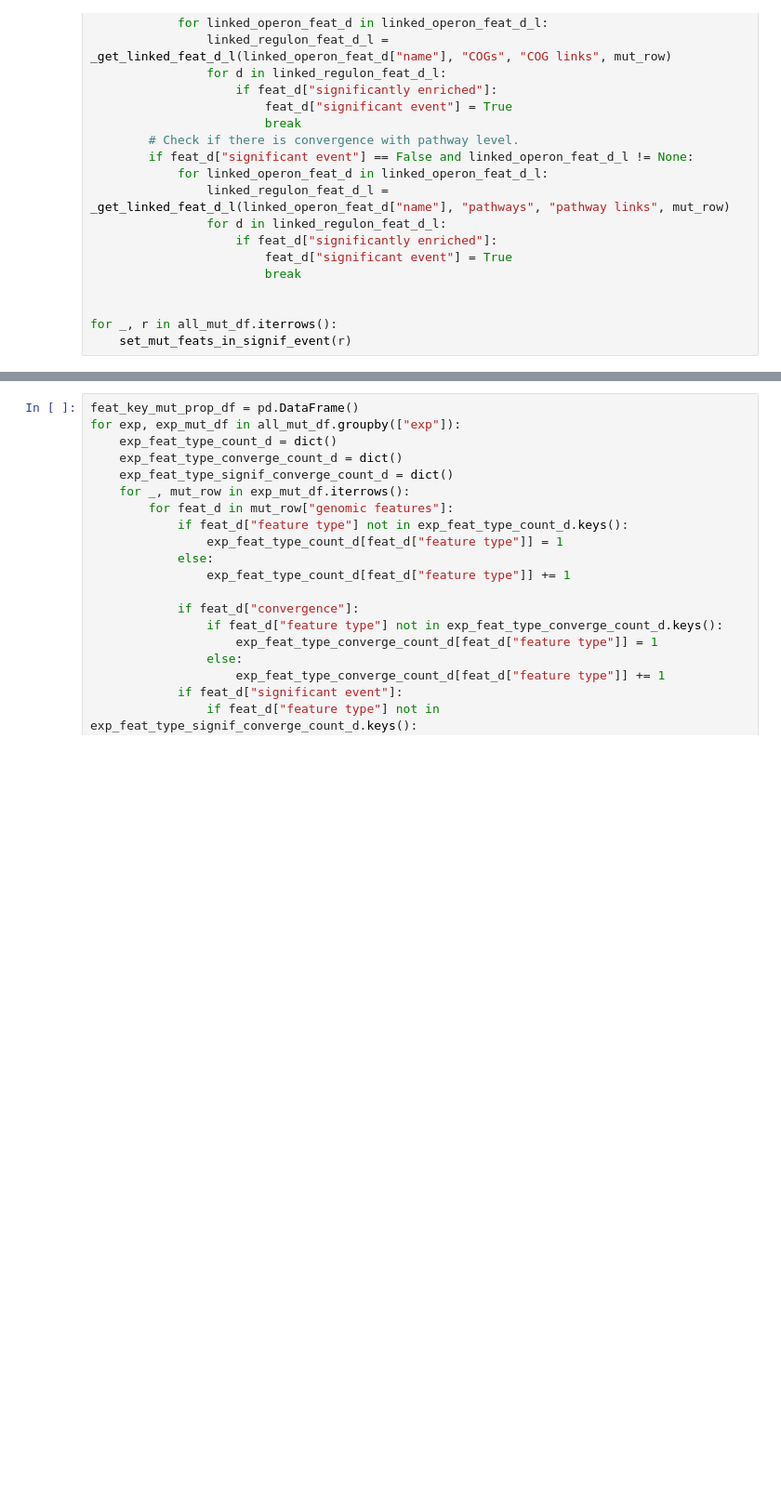
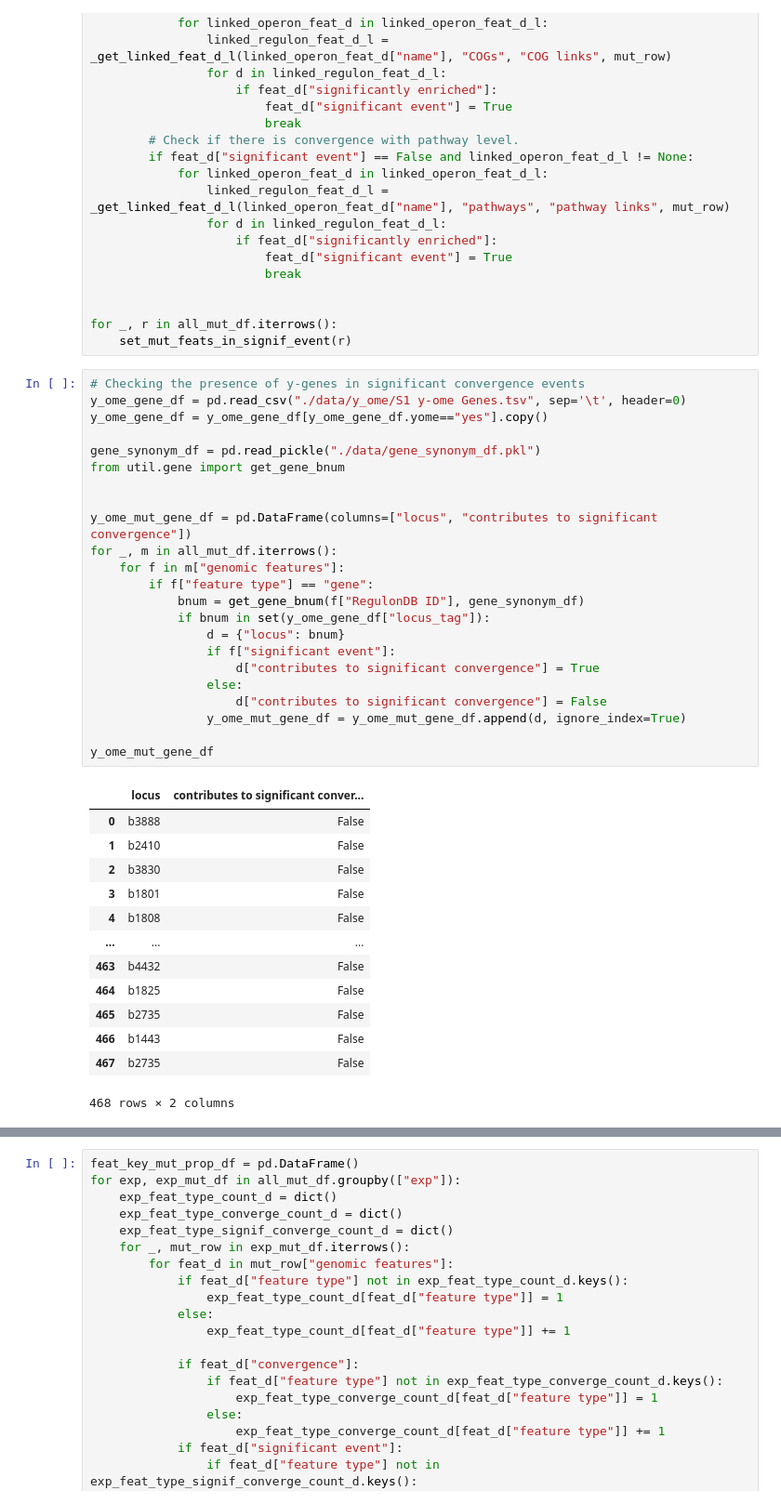
Before and after one commit to Aletechdev/ava, a Jupyter notebook: feature_annotation_comparison.ipynb, the cells around one changed output, grey strips where cells are left out. Shown at 93% size. Cells and saved outputs as stored; diff of their text form; blank space fills up the shorter version.

Commit message:
investigating y-ome presence with significant mutation convergence

```diff
--- a/feature_annotation_comparison.ipynb
+++ b/feature_annotation_comparison.ipynb
@@ -359,3 +343,40 @@ def set_mut_feats_in_signif_event(mut_row):
 
 for _, r in all_mut_df.iterrows():
     set_mut_feats_in_signif_event(r)
+# %%
+# Checking the presence of y-genes in significant convergence events
+y_ome_gene_df = pd.read_csv("./data/y_ome/S1 y-ome Genes.tsv", sep='\t', header=0)
+y_ome_gene_df = y_ome_gene_df[y_ome_gene_df.yome=="yes"].copy()
+
+gene_synonym_df = pd.read_pickle("./data/gene_synonym_df.pkl")
+from util.gene import get_gene_bnum
+
+
+y_ome_mut_gene_df = pd.DataFrame(columns=["locus", "contributes to significant convergence"])
+for _, m in all_mut_df.iterrows():
+    for f in m["genomic features"]:
+        if f["feature type"] == "gene":
+            bnum = get_gene_bnum(f["RegulonDB ID"], gene_synonym_df)
+            if bnum in set(y_ome_gene_df["locus_tag"]):
+                d = {"locus": bnum}
+                if f["significant event"]:
+                    d["contributes to significant convergence"] = True
+                else:
+                    d["contributes to significant convergence"] = False
+                y_ome_mut_gene_df = y_ome_mut_gene_df.append(d, ignore_index=True)
+
+y_ome_mut_gene_df
+# %% [output]
+|  | locus | contributes to significant conver... |
+| 0 | b3888 | False |
+| 1 | b2410 | False |
+| 2 | b3830 | False |
+| 3 | b1801 | False |
+| 4 | b1808 | False |
+| ... | ... | ... |
+| 463 | b4432 | False |
+| 464 | b1825 | False |
+| 465 | b2735 | False |
+| 466 | b1443 | False |
+| 467 | b2735 | False |
+468 rows × 2 columns
```
Also changed, not shown: parts of 3 cells of this notebook.
